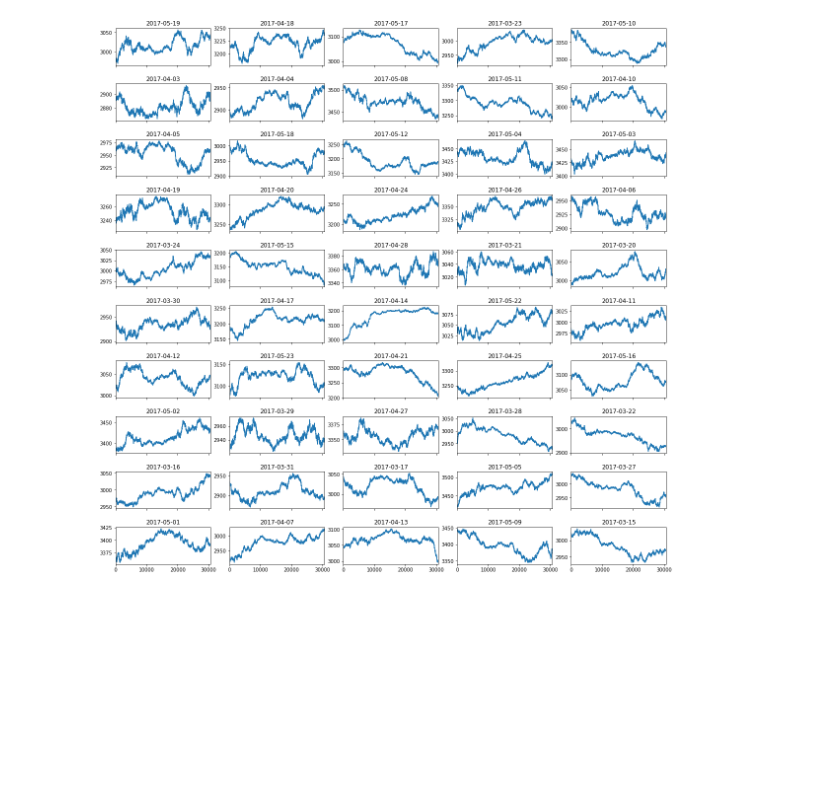
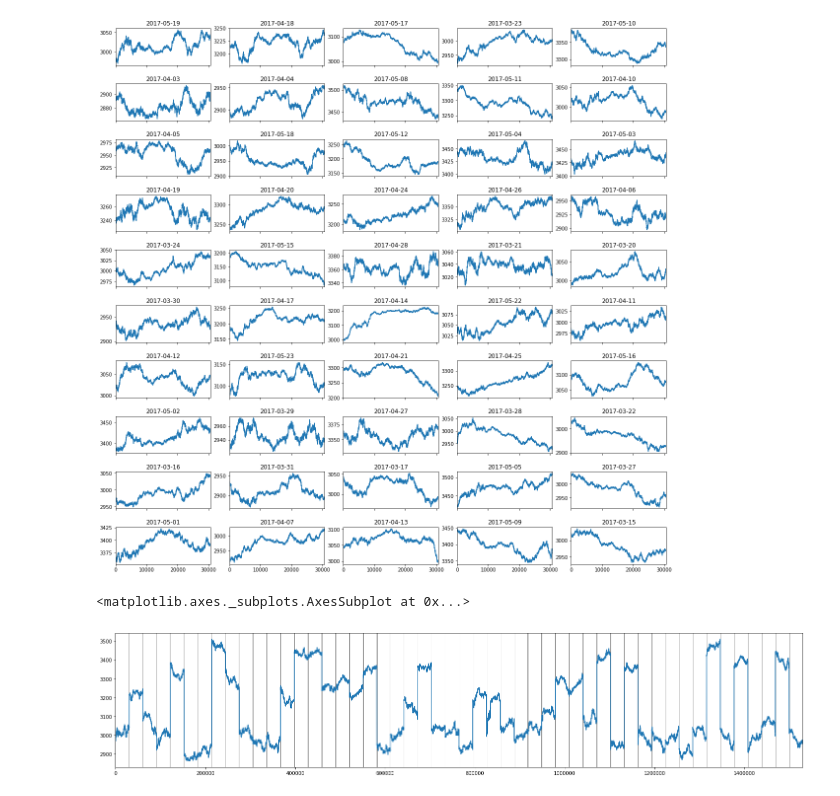
Before and after one commit to teamhackback/hackdelft17-optiver, a Jupyter notebook: plots.ipynb, the cells around one changed output. Cells and saved outputs as stored; diff of their text form; code cells hidden in the pictures; blank space fills up the shorter version.

Commit message:
add 50 day plot

```diff
--- a/plots.ipynb
+++ b/plots.ipynb
@@ -10,10 +10,12 @@ data_path = './optiver/data'
 files = [f for f in listdir(data_path)]
 # %%
 df_daily = []
+df_50_days = pd.DataFrame()
 
 for idx, file in enumerate(files):
     df = pd.read_csv(join(data_path, file))
     df_daily.append(df)
+    df_50_days = df_50_days.append(df)
 # %%
 fig, ax_arr = plt.subplots(nrows=10, ncols=5, figsize=(20, 20))
 plt.subplots_adjust(hspace=0.5)
@@ -22,3 +24,11 @@ for idx, file in enumerate(files):
     ax_arr[idx // 5, idx % 5].set_title(file.split('_')[0])
 # %% [output]
 [figure]
+# %%
+fig, axes = plt.subplots(figsize=(25, 5))
+for i in range(50):
+    plt.axvline(x=i * 30600, color='k', lw=0.5)
+df_50_days.price.plot(ax=axes, use_index=False)
+# %% [output]
+<matplotlib.axes._subplots.AxesSubplot at 0x...>
+[figure, added]
```
